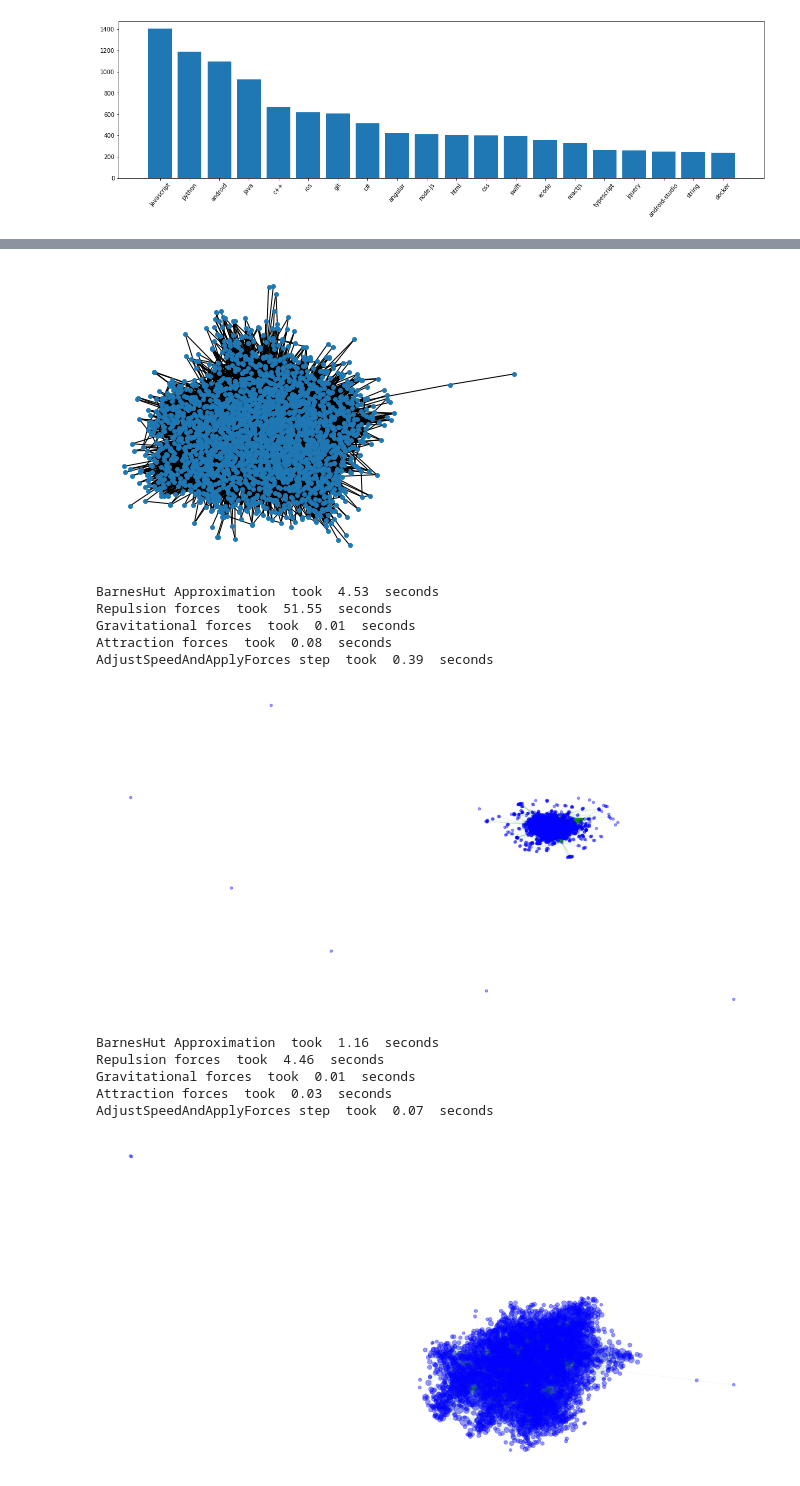
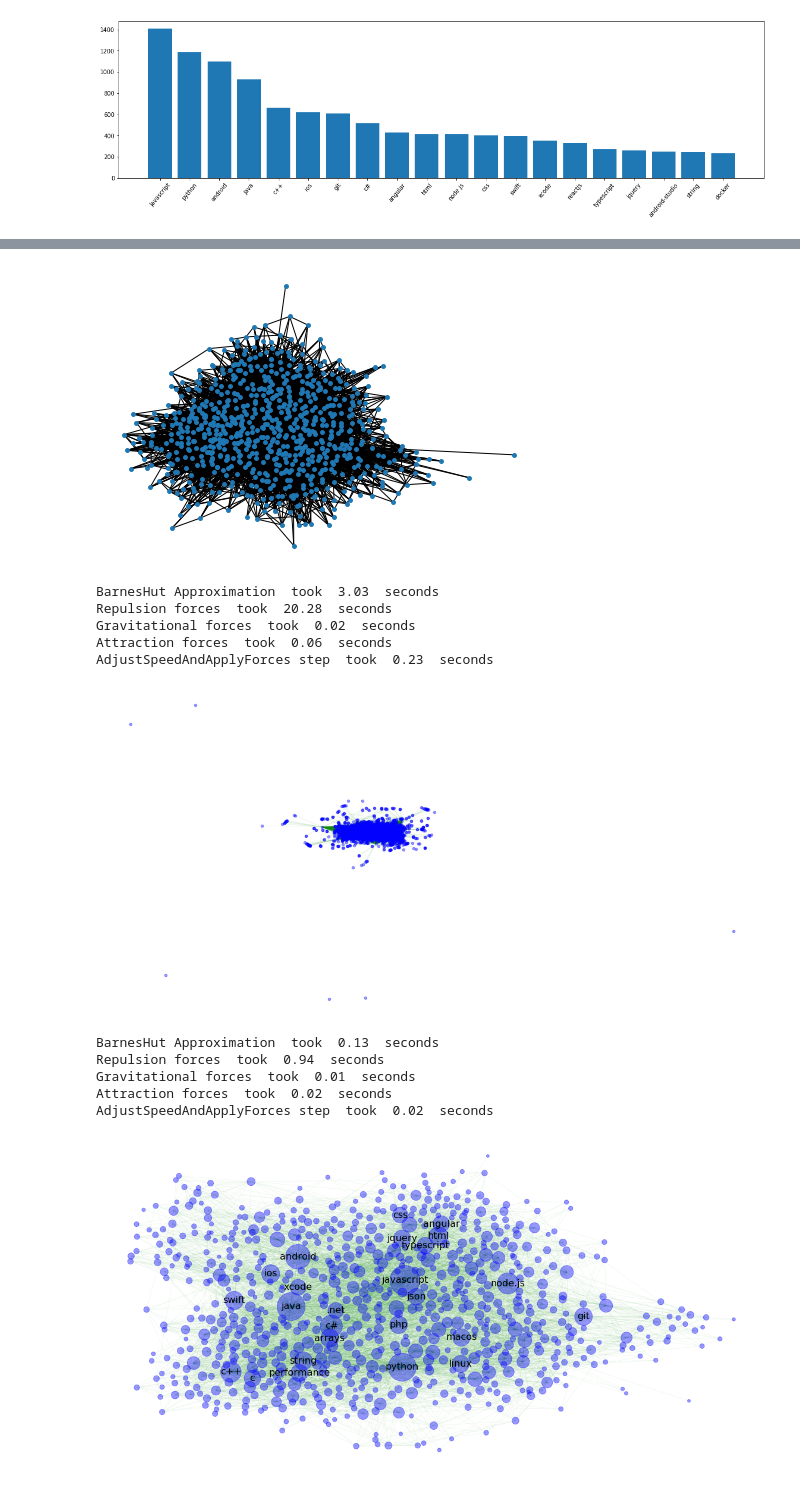
Before and after one commit to MadsVSChristensen/socialgraphs-project, a Jupyter notebook: Project assignment.ipynb, the cells around one changed output, grey strips where cells are left out. Drawn from its saved outputs; the diff is of its cells as text; code cells hidden in the pictures.

```diff
--- a/Project assignment.ipynb
+++ b/Project assignment.ipynb
@@ -33,9 +34,9 @@ allTags = []
 
 # variables
 oneYear=86400*365
-oneMonth=int(oneYear/12)
+halfMonth=int((oneYear/12)/2)
 todate=1572998400
-fromdate=1572998400-oneMonth
+fromdate=todate-halfmonth
 # 10 years back
 yearList = []
 for i in range(1,11):
@@ -43,19 +44,20 @@ for i in range(1,11):
     year = []
     for ii in range (1,13):
         print("ii", ii)
-        print("todate",todate,"fromdate",fromdate)
-        query = "https://api.stackexchange.com//2.2/questions?pagesize=100&fromdate={}&todate={}&order=desc&sort=votes&site=stackoverflow&filter=!9Z(-wwK0y".format(fromdate,todate)
-        response = urllib.request.urlopen(query)
-        gzipFile = gzip.GzipFile(fileobj=response)
-        src = gzipFile.read()
-        stackjson = json.loads(src)
-        jsons.append(stackjson)
-        for question in stackjson['items']:
-            taglist = [re.sub(r"(-)*(\d)+(\..)*","",tag) for tag in question['tags']]
-            allTags.extend(list(dict.fromkeys(taglist)))
-            year.extend(list(dict.fromkeys(taglist)))
-        todate-=oneMonth
-        fromdate-=oneMonth
+        for iii in range (1,3):
+            print("todate",todate,"fromdate",fromdate)
+            query = "https://api.stackexchange.com//2.2/questions?pagesize=100&fromdate={}&todate={}&order=desc&sort=votes&site=stackoverflow&filter=!9Z(-wwK0y".format(fromdate,todate)
+            response = urllib.request.urlopen(query)
+            gzipFile = gzip.GzipFile(fileobj=response)
+            src = gzipFile.read()
+            stackjson = json.loads(src)
+            jsons.append(stackjson)
+            for question in stackjson['items']:
+                taglist = [re.sub(r"(-)*(\d)+(\..)*","",tag) for tag in question['tags']]
+                allTags.extend(list(dict.fromkeys(taglist)))
+                year.extend(list(dict.fromkeys(taglist)))
+            todate-=halfmonth
+            fromdate-=halfmonth
     yearList.append(year)
 # %% [output]
 i 1
@@ -193,7 +197,7 @@ print(len(network.edges))
 # %%
 multiTagDict = {}
 for tag in tagDict:
-    if tagDict[tag] > 1:
+    if tagDict[tag] > 6:
         multiTagDict[tag] = tagDict[tag]
         #bprint("tagdict[tag]", tagDict[tag])
         #print("multiTagDict[tag]",multiTagDict[tag])
@@ -230,7 +232,7 @@ The iterable function was deprecated in Matplotlib 3.1 and will be removed in 3.
 lccSmall = max(nx.connected_component_subgraphs(networkSmall),key=len)
 nx.draw(lccSmall, node_size=15)
 # %% [output]
-[figure, old version]
+[figure, new version]
 # %%
 plt.figure(figsize=(20,10))
 
@@ -261,9 +263,9 @@ nx.draw_networkx_edges(network, positions, edge_color="green", alpha=0.05)
 plt.axis('off')
 plt.show()
 # %% [output]
-BarnesHut Approximation  took  4.53  seconds
-Repulsion forces  took  51.55  seconds
-Gravitational forces  took  0.01  seconds
-Attraction forces  took  0.08  seconds
-AdjustSpeedAndApplyForces step  took  0.39  seconds
+BarnesHut Approximation  took  3.03  seconds
+Repulsion forces  took  20.28  seconds
+Gravitational forces  took  0.02  seconds
+Attraction forces  took  0.06  seconds
+AdjustSpeedAndApplyForces step  took  0.23  seconds
-[figure, old version]
+[figure, new version]
@@ -273,38 +278,45 @@ plt.figure(figsize=(20,10))
 forceatlas2Small = ForceAtlas2(
                         # Behavior alternatives
                         outboundAttractionDistribution=False,  # Dissuade hubs
                         linLogMode=False,  # NOT IMPLEMENTED
                         adjustSizes=False,  # Prevent overlap (NOT IMPLEMENTED)
                         edgeWeightInfluence=1.0,
 
                         # Performance
                         jitterTolerance=1.0,  # Tolerance
                         barnesHutOptimize=True,
                         barnesHutTheta=1.2,
                         multiThreaded=False,  # NOT IMPLEMENTED
 
                         # Tuning
                         scalingRatio=2.0,
                         strongGravityMode=False,
                         gravity=1.0,
 
                         # Log
                         verbose=True)
 
 degreeDict = dict(networkSmall.degree)
 
+largestnodesSmall = dict(sorted(dict(networkSmall.degree()).items(), key=lambda item: item[1], reverse=True)[0:25])
+nodelabelsSmall = {}
+for key, value in largestnodesSmall.items():
+    nodelabelsSmall[key] = key
+
 positionsSmall = forceatlas2Small.forceatlas2_networkx_layout(networkSmall, pos=None, iterations=100)
 nx.draw_networkx_nodes(networkSmall, positionsSmall, node_size=[rescale(v,2,650,15,5000) for v in degreeDict.values()], with_labels=False, node_color="blue", alpha=0.4)
 nx.draw_networkx_edges(networkSmall, positionsSmall, edge_color="green", alpha=0.05)
+labels = nx.draw_networkx_labels(networkSmall, positionsSmall, labels=nodelabelsSmall, font_color='k', font_size=16, font_weight='normal')
+
 plt.axis('off')
 plt.show()
 # %% [output]
-BarnesHut Approximation  took  1.16  seconds
-Repulsion forces  took  4.46  seconds
+BarnesHut Approximation  took  0.13  seconds
+Repulsion forces  took  0.94  seconds
 Gravitational forces  took  0.01  seconds
-Attraction forces  took  0.03  seconds
-AdjustSpeedAndApplyForces step  took  0.07  seconds
+Attraction forces  took  0.02  seconds
+AdjustSpeedAndApplyForces step  took  0.02  seconds
-[figure, old version]
+[figure, new version]
 # %%
 networkSmall.degree()
 # %% [output]
```
Also changed, not shown: parts of 21 cells of this notebook.
